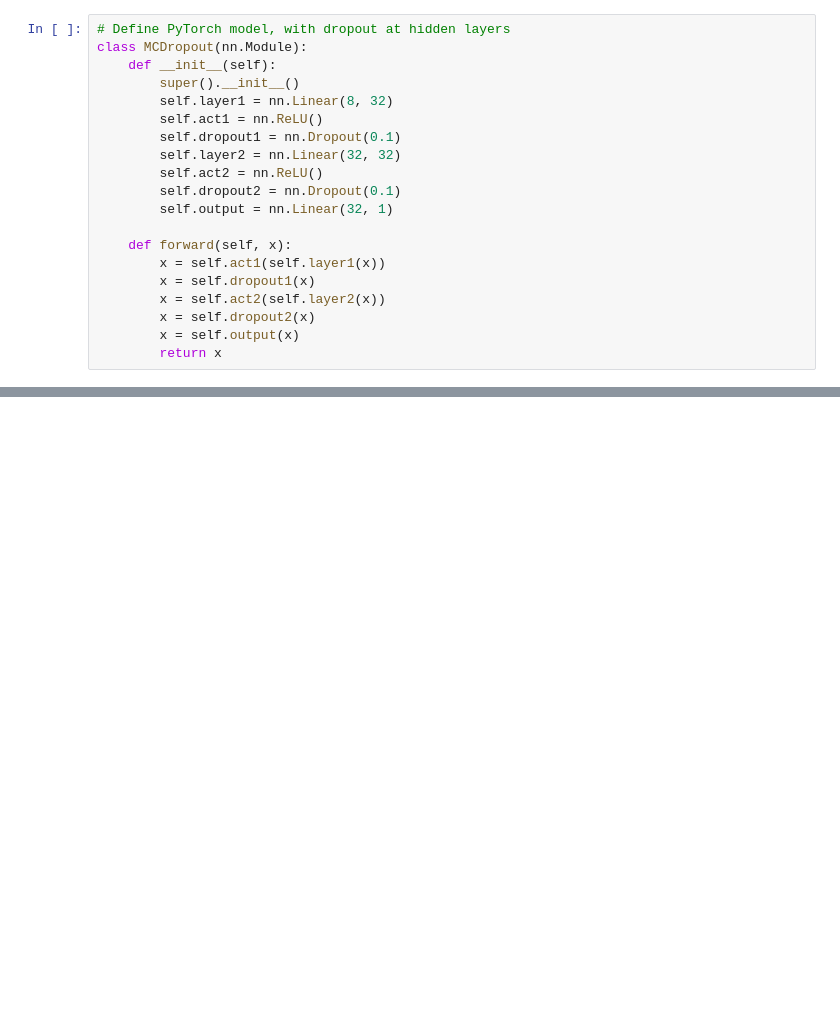
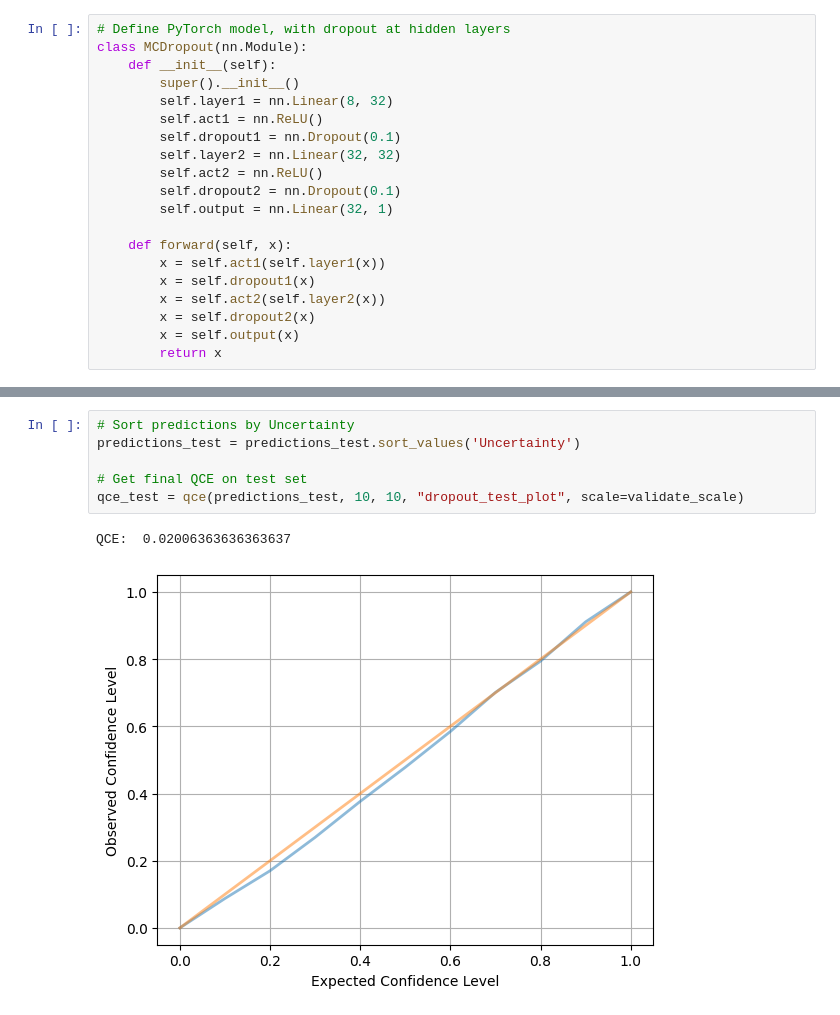
Before and after one commit to skguda/CS57300-Final-Project, a Jupyter notebook: dropout.ipynb, the cells around one changed output, grey strips where cells are left out. Saved outputs shown, nothing was run; the diff lists cells and outputs as text; blank space fills up the shorter version.

```diff
--- a/dropout.ipynb
+++ b/dropout.ipynb
@@ -247,0 +278,9 @@ qce(predictions_gp, 10, 10, "gp_calibration_plot")
+# %%
+# Sort predictions by Uncertainty
+predictions_test = predictions_test.sort_values('Uncertainty')
+
+# Get final QCE on test set
+qce_test = qce(predictions_test, 10, 10, "dropout_test_plot", scale=validate_scale)
+# %% [output]
+QCE:  0.02006363636363637
+[figure, added]
```
Also changed, not shown: parts of 14 cells of this notebook, 3 other files.
